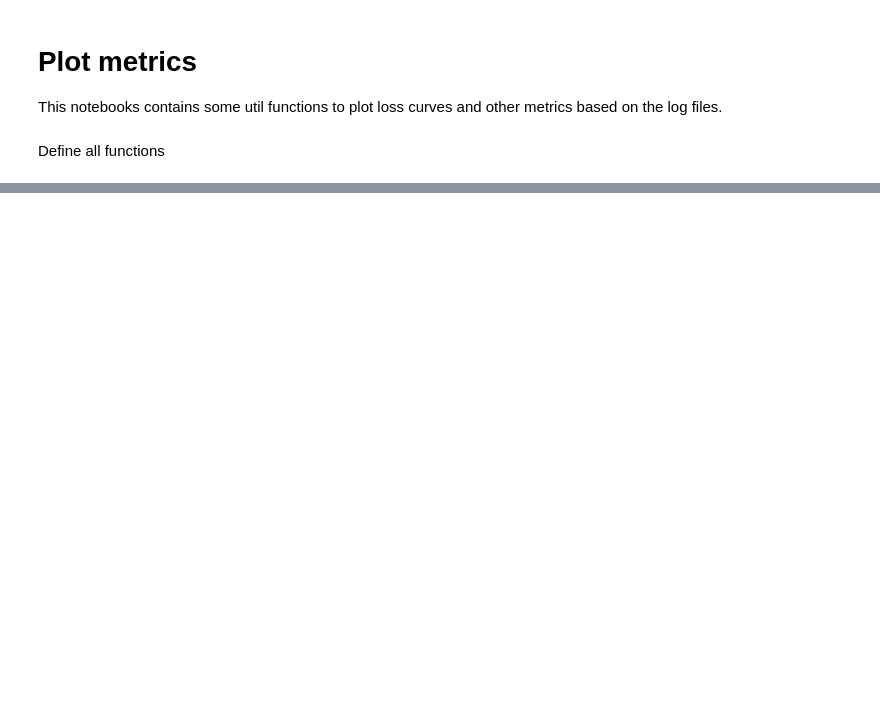
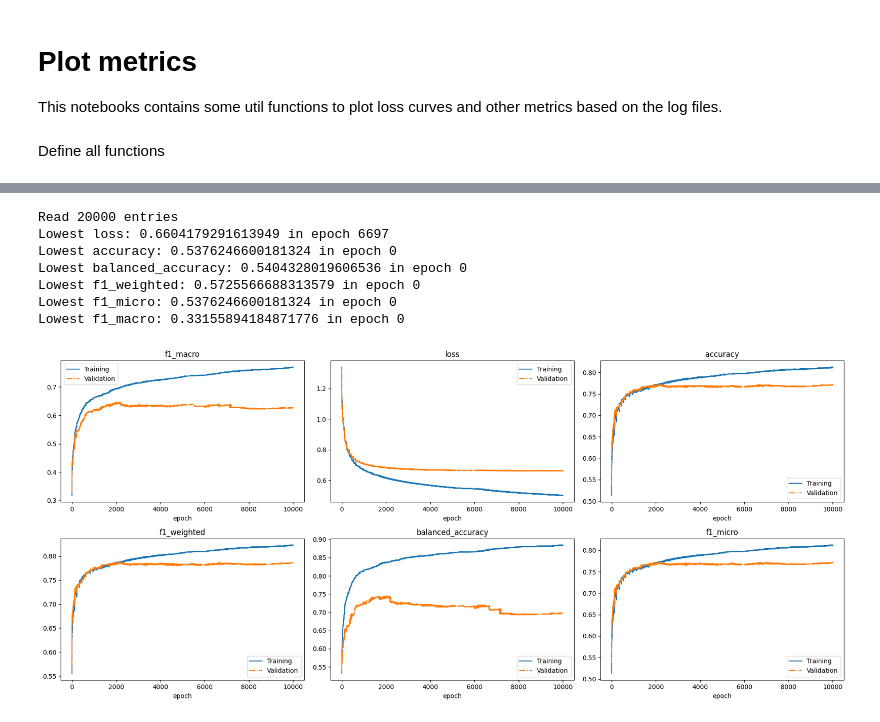
Before and after one commit to AlexanderPeter/thesis, a Jupyter notebook: code/16_plot_metrics_from_log.ipynb, the cells around one changed output, grey strips where cells are left out. Saved outputs shown, nothing was run; the diff lists cells and outputs as text; code cells hidden in the pictures; blank space fills up the shorter version.

```diff
--- a/code/16_plot_metrics_from_log.ipynb
+++ b/code/16_plot_metrics_from_log.ipynb
@@ -89,0 +131,17 @@ Lowest loss: 1.4055404481680498 in epoch 8
+# %%
+columns=["loss", "accuracy", "balanced_accuracy", "f1_weighted", "f1_micro", "f1_macro"]
+
+plot_loss_txt(
+    "../runs/HAM10000/ViT_T16-ImageNet_1k_SSL_Dino-LogReg/loss.txt",
+    columns=columns,
+    num_columns=3,
+)
+# %% [output]
+Read 20000 entries
+Lowest loss: 0.6604179291613949 in epoch 6697
+Lowest accuracy: 0.5376246600181324 in epoch 0
+Lowest balanced_accuracy: 0.5404328019606536 in epoch 0
+Lowest f1_weighted: 0.5725566688313579 in epoch 0
+Lowest f1_micro: 0.5376246600181324 in epoch 0
+Lowest f1_macro: 0.33155894184871776 in epoch 0
+[figure, added]
```
Also changed, not shown: parts of 5 cells of this notebook, 10 other files.
